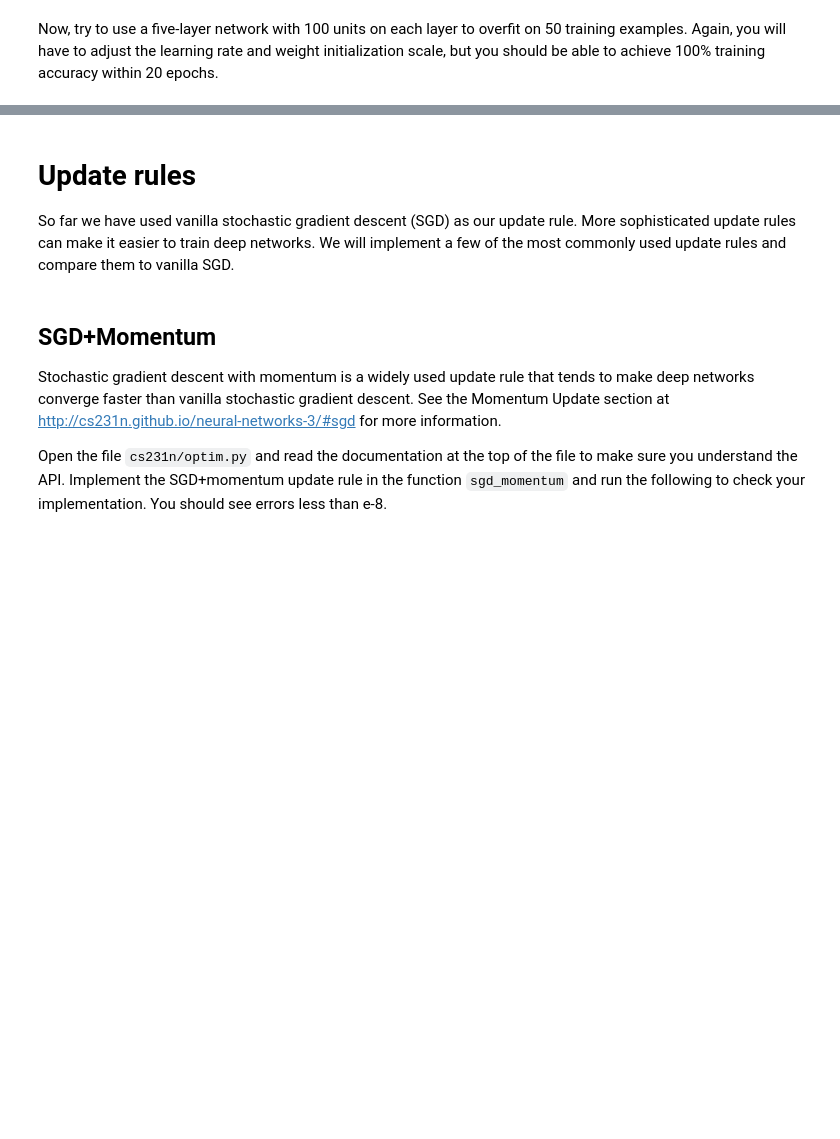
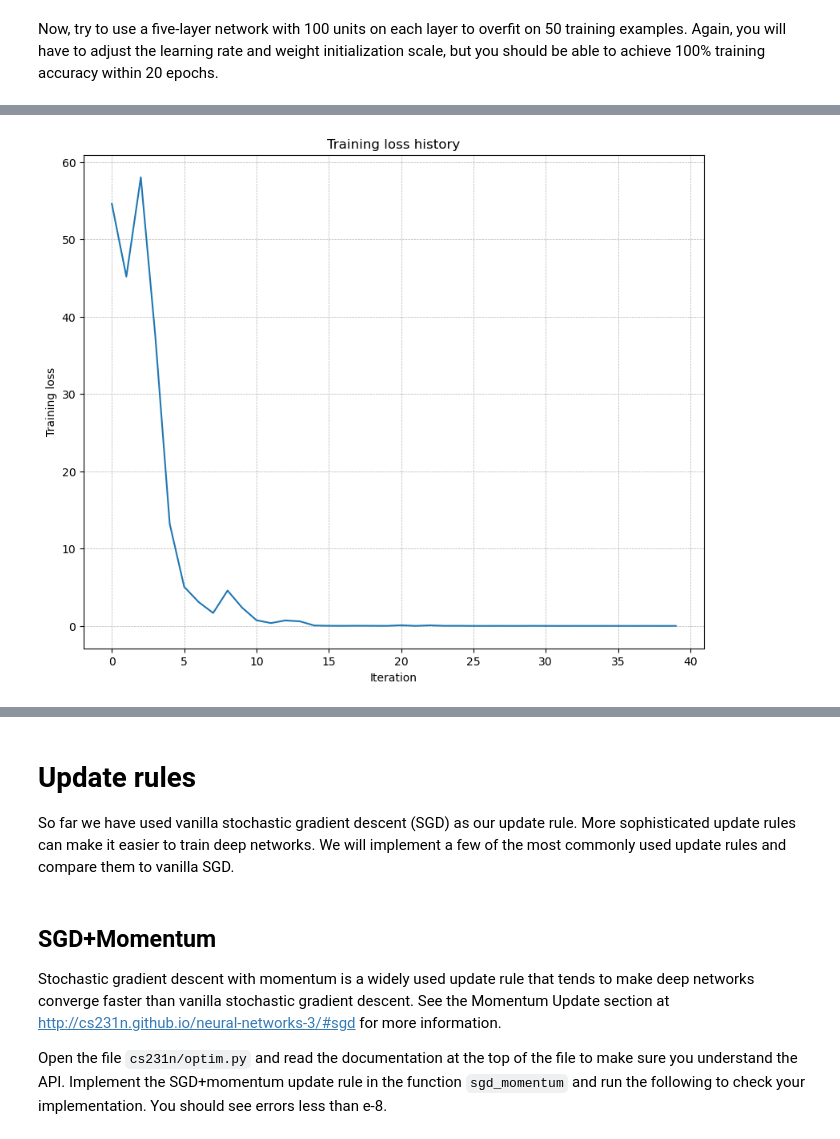
Before and after one commit to SeoungHyuckWon/CS231n, a Jupyter notebook: assignment2/FullyConnectedNets.ipynb, the cells around one changed output, grey strips where cells are left out. Cells and saved outputs as stored; diff of their text form; code cells hidden in the pictures; blank space fills up the shorter version.

```diff
--- a/assignment2/FullyConnectedNets.ipynb
+++ b/assignment2/FullyConnectedNets.ipynb
@@ -155,8 +189,10 @@ small_data = {
   'y_val': data['y_val'],
 }
 
-learning_rate = 2e-3  # Experiment with this!
-weight_scale = 1e-5   # Experiment with this!
+# learning_rate = 2e-3  # Experiment with this!
+# weight_scale = 1e-5   # Experiment with this!
+learning_rate = 3e-3 # Experiment with this!
+weight_scale = 8e-2
 model = FullyConnectedNet(
     [100, 100, 100, 100],
     weight_scale=weight_scale,
@@ -179,3 +215,4 @@ plt.xlabel('Iteration')
 plt.ylabel('Training loss')
 plt.grid(linestyle='--', linewidth=0.5)
 plt.show()
+# %% [output]
@@ -182,3 +236,4 @@ plt.show()
+[figure, added]
 # %% [markdown]
 ## Inline Question 1:
 Did you notice anything about the comparative difficulty of training the three-layer network vs. training the five-layer network? In particular, based on your experience, which network seemed more sensitive to the initialization scale? Why do you think that is the case?
```
Also changed, not shown: parts of 14 cells of this notebook, 3 other files.
